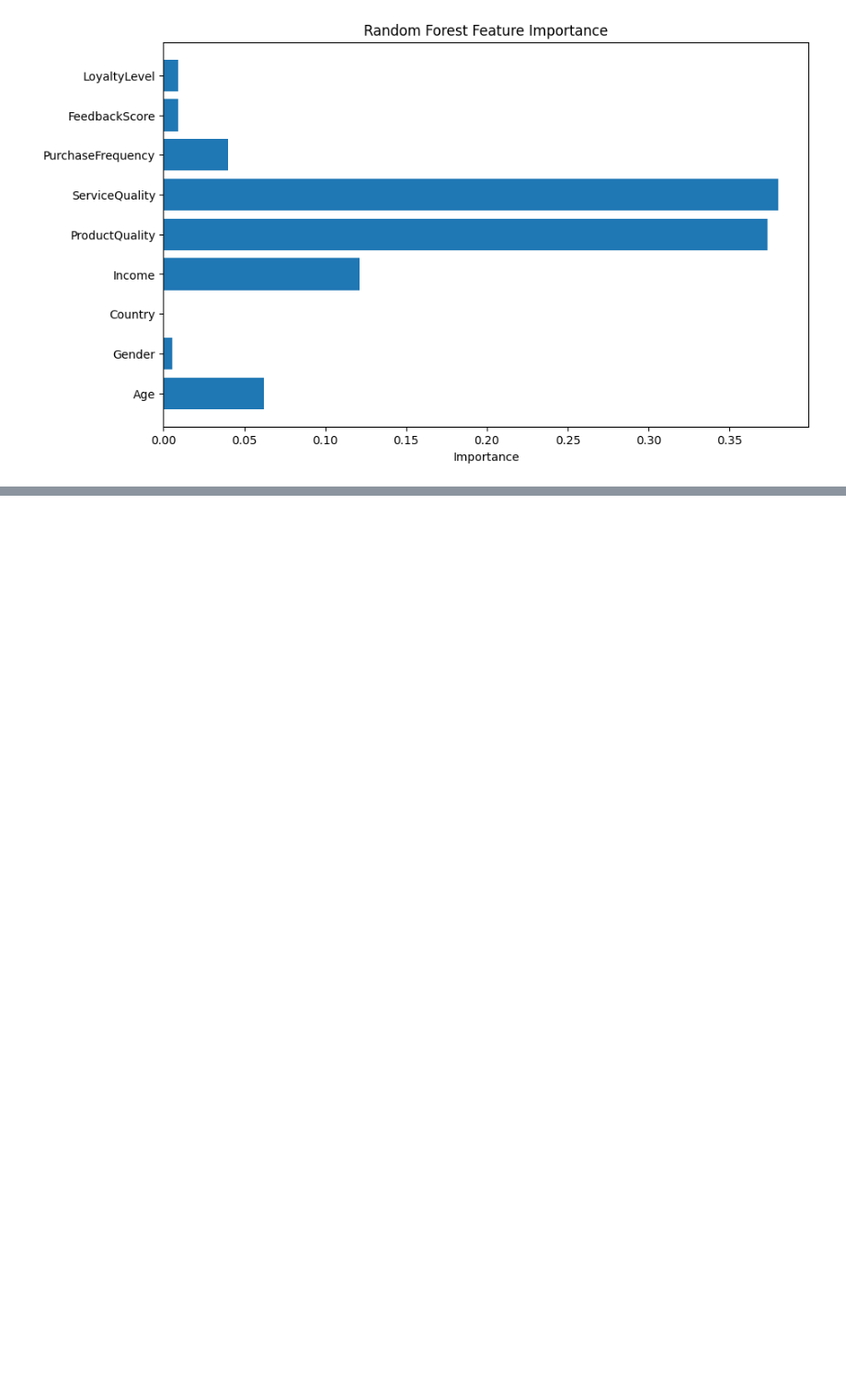
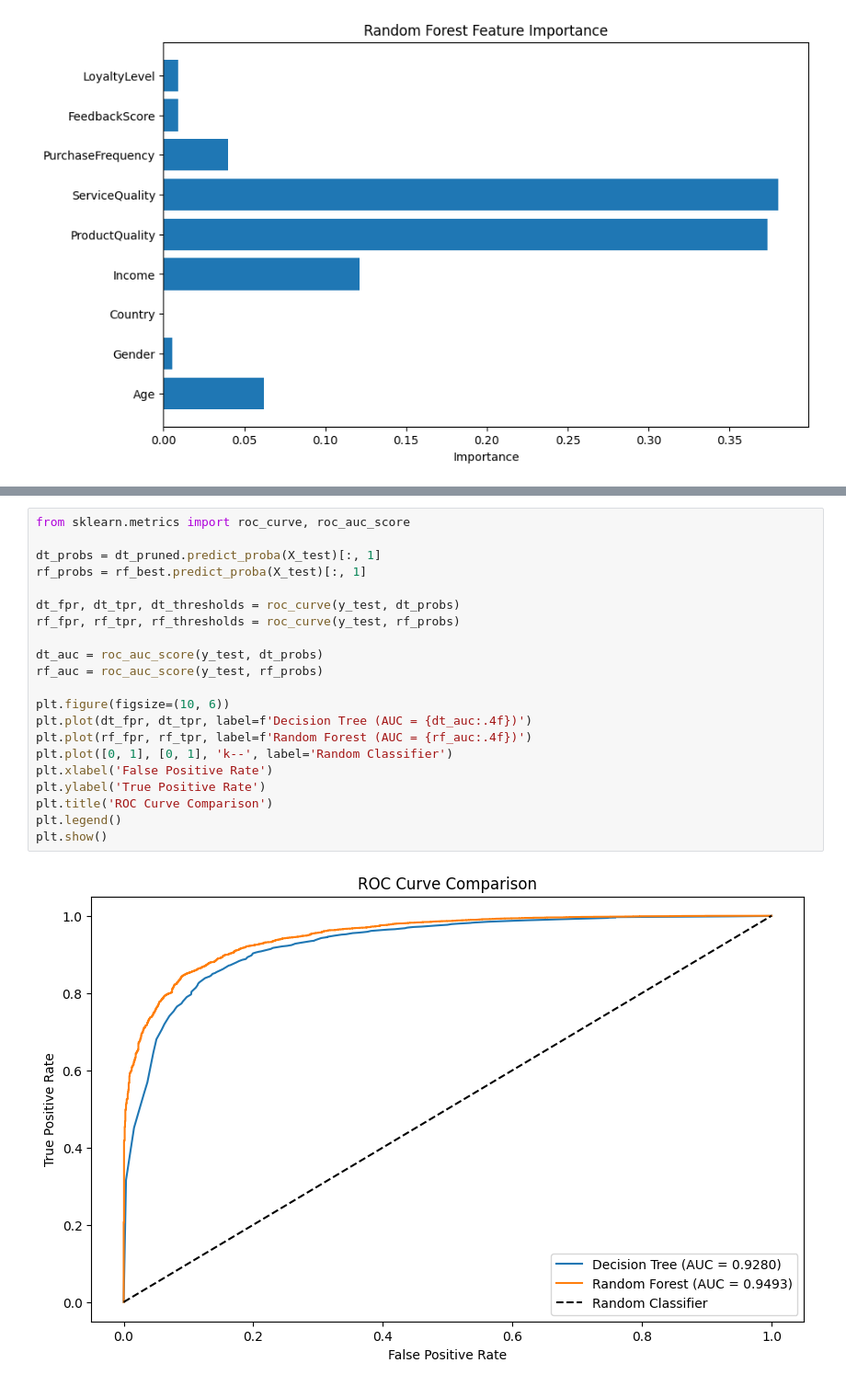
Before and after one commit to omniV1/GCU_SWE_2023-2025, a Jupyter notebook: AIT-110-Stat-Learning-Theory/Assignments/random_tree/random.ipynb, the cells around one changed output, grey strips where cells are left out. Shown at 92% size. Cells and saved outputs as stored; diff of their text form; blank space fills up the shorter version.

```diff
--- a/AIT-110-Stat-Learning-Theory/Assignments/random_tree/random.ipynb
+++ b/AIT-110-Stat-Learning-Theory/Assignments/random_tree/random.ipynb
@@ -286,0 +345,23 @@ plt.show()
+# %%
+from sklearn.metrics import roc_curve, roc_auc_score
+
+dt_probs = dt_pruned.predict_proba(X_test)[:, 1]
+rf_probs = rf_best.predict_proba(X_test)[:, 1]
+
+dt_fpr, dt_tpr, dt_thresholds = roc_curve(y_test, dt_probs)
+rf_fpr, rf_tpr, rf_thresholds = roc_curve(y_test, rf_probs)
+
+dt_auc = roc_auc_score(y_test, dt_probs)
+rf_auc = roc_auc_score(y_test, rf_probs)
+
+plt.figure(figsize=(10, 6))
+plt.plot(dt_fpr, dt_tpr, label=f'Decision Tree (AUC = {dt_auc:.4f})')
+plt.plot(rf_fpr, rf_tpr, label=f'Random Forest (AUC = {rf_auc:.4f})')
+plt.plot([0, 1], [0, 1], 'k--', label='Random Classifier')
+plt.xlabel('False Positive Rate')
+plt.ylabel('True Positive Rate')
+plt.title('ROC Curve Comparison')
+plt.legend()
+plt.show()
+# %% [output]
+[figure, added]
```
Also changed, not shown: parts of 7 cells of this notebook.
